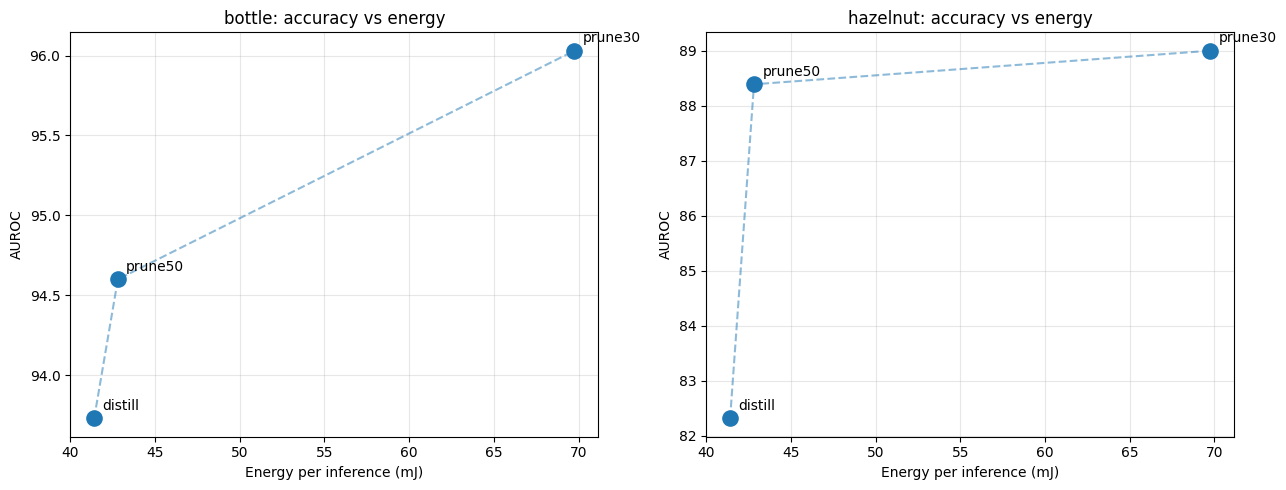
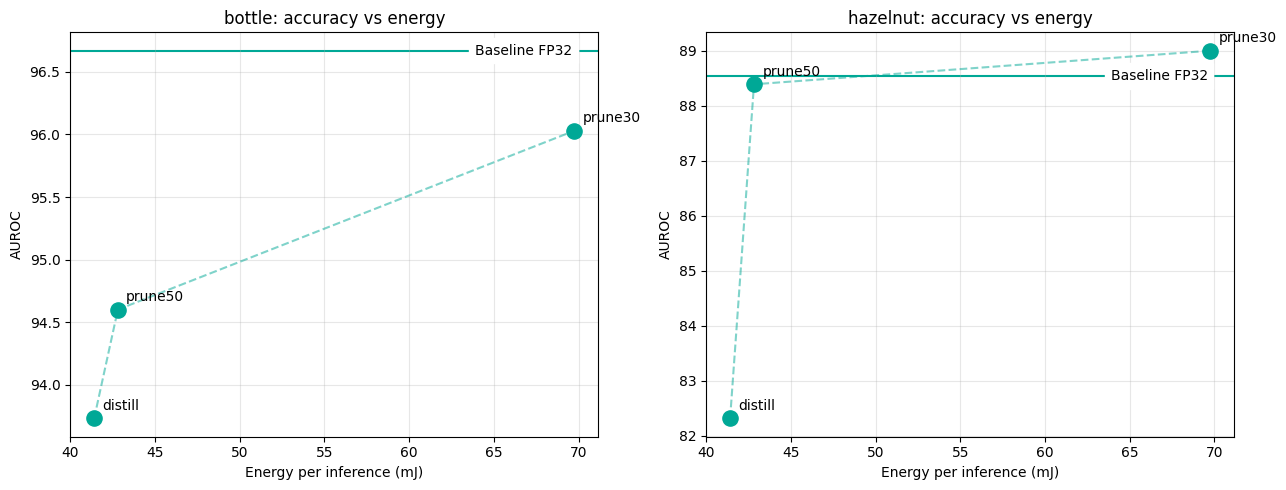
Code edit (unified diff) that turned the first committed figure into the second:
--- before
+++ after
@@ -1,16 +1,50 @@
 fig, axes = plt.subplots(1, 2, figsize=(13, 5))
+
+ref_aurocs = {
+    "bottle": 96.67,
+    "hazelnut": 88.54
+}
+
 for ax, cat in zip(axes, LADDER):
     names = list(LADDER[cat].keys())
     e = [LADDER[cat][n]['energy_mJ'] for n in names]
     a = [LADDER[cat][n]['auroc'] for n in names]
-    ax.scatter(e, a, s=120, zorder=3)
+
+    ax.scatter(e, a, s=120, color="#00a896", zorder=3)
+
     for n, x, y in zip(names, e, a):
         ax.annotate(n, (x, y), xytext=(6, 6), textcoords='offset points', fontsize=10)
+
     # connect in energy order
     order = np.argsort(e)
-    ax.plot(np.array(e)[order], np.array(a)[order], '--', alpha=.5, zorder=2)
-    ax.set_xlabel('Energy per inference (mJ)'); ax.set_ylabel('AUROC')
-    ax.set_title(f'{cat}: accuracy vs energy'); ax.grid(alpha=.3)
-plt.tight_layout();
+    ax.plot(np.array(e)[order], np.array(a)[order], '--', color="#00a896", alpha=.5, zorder=2)
+
+    # Add AUROC reference line
+    ax.axhline(
+    y=ref_aurocs[cat],
+    color="#00a896",
+    linestyle='-',
+    linewidth=1.5,
+    zorder=1,
+    )
+    # Label directly on the line, inside the axes
+    x_min, x_max = ax.get_xlim()
+    ax.text(
+        x_max - 0.05 * (x_max - x_min),  # slightly left of right border
+        ref_aurocs[cat],
+        "Baseline FP32",
+        fontsize=10,
+        va="center",
+        ha="right",
+        backgroundcolor="white",
+        zorder=5
+    )
+
+    ax.set_xlabel('Energy per inference (mJ)')
+    ax.set_ylabel('AUROC')
+    ax.set_title(f'{cat}: accuracy vs energy')
+    ax.grid(alpha=.3)
+
+plt.tight_layout()
 plt.savefig("AccuracyVsEnergy.png", dpi=300, bbox_inches="tight")
 plt.show()

Commit: Fixed a Figure in Stage4